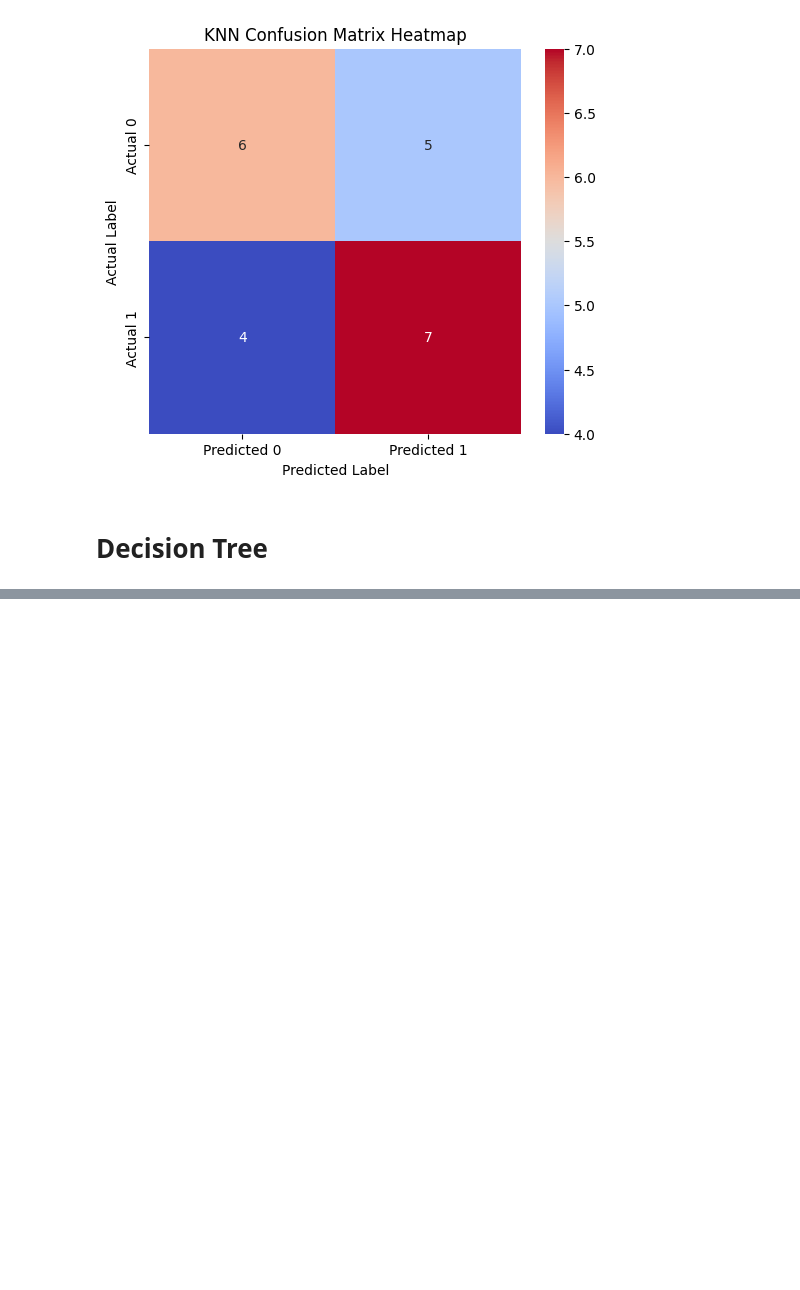
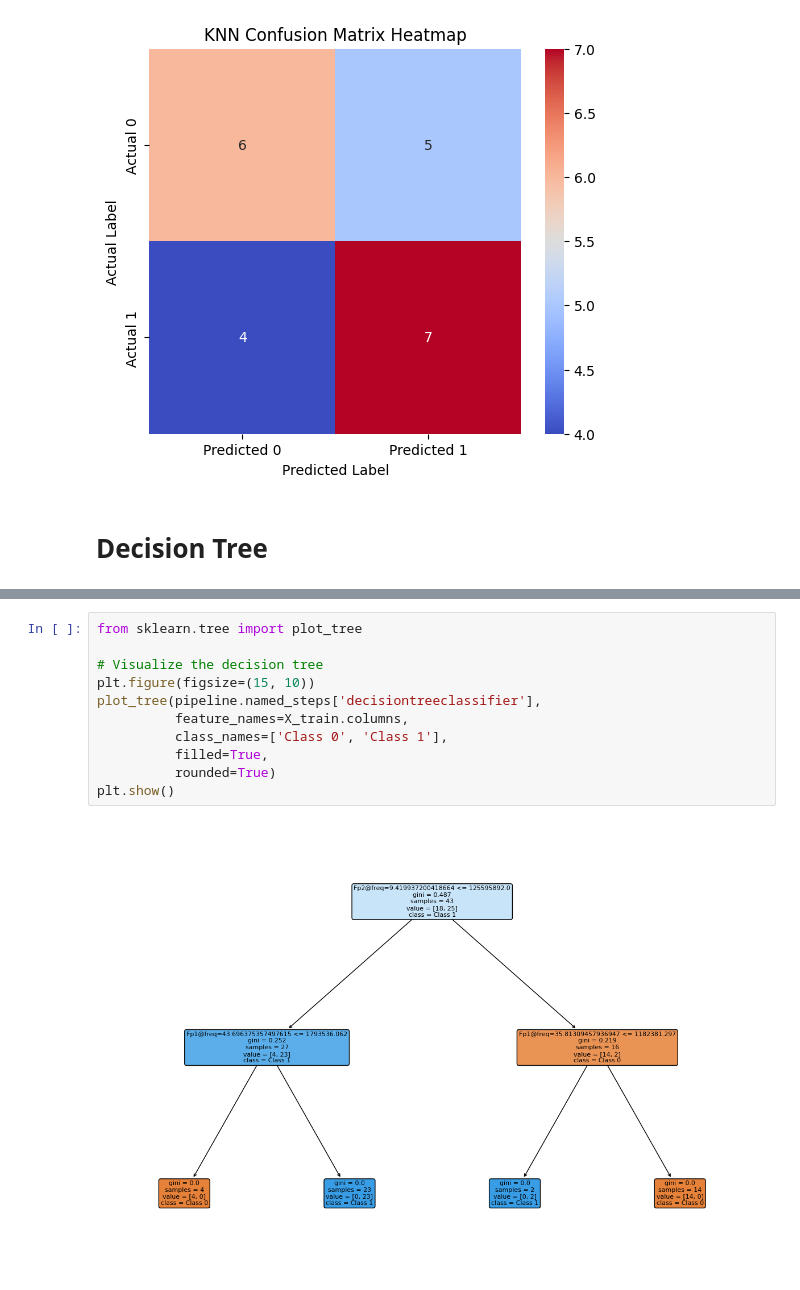
Before and after one commit to GarveyJLi/alzheimers-eeg-classification, a Jupyter notebook: modeling.ipynb, the cells around one changed output, grey strips where cells are left out. Saved outputs shown, nothing was run; the diff lists cells and outputs as text; blank space fills up the shorter version.

```diff
--- a/modeling.ipynb
+++ b/modeling.ipynb
@@ -207,0 +228,13 @@ Find best hyperparameters with grid search
+# %%
+from sklearn.tree import plot_tree
+
+# Visualize the decision tree
+plt.figure(figsize=(15, 10))
+plot_tree(pipeline.named_steps['decisiontreeclassifier'],
+          feature_names=X_train.columns,
+          class_names=['Class 0', 'Class 1'],
+          filled=True,
+          rounded=True)
+plt.show()
+# %% [output]
+[figure, added]
```
Also changed, not shown: parts of 9 cells of this notebook.
